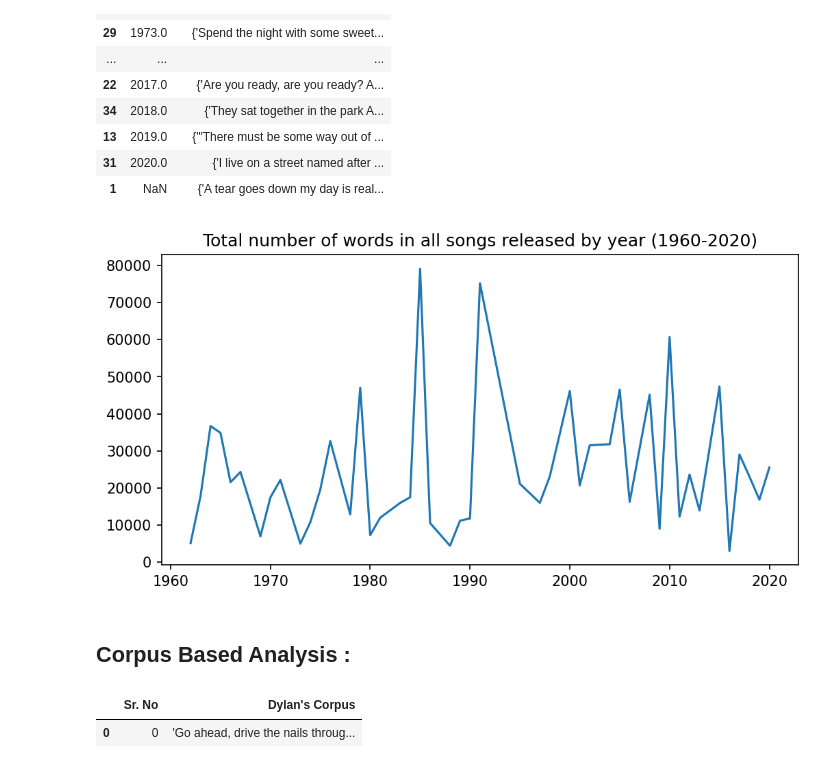
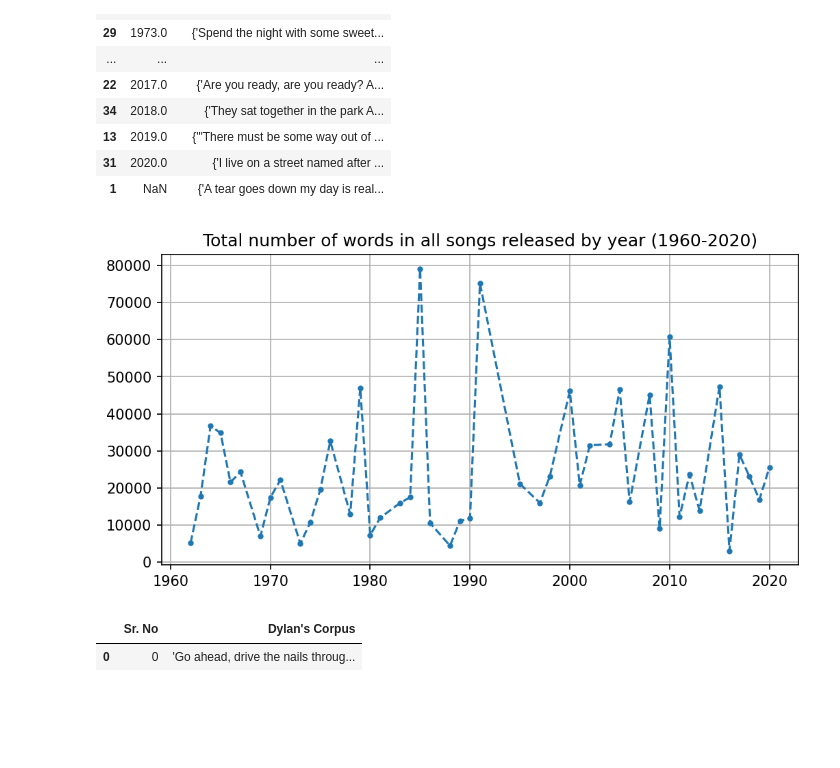
Before and after one commit to jatanjay/Song-and-Dance-Man-, a Jupyter notebook: SongandDanceMan.ipynb, the cells around one changed output. Cells and saved outputs as stored; diff of their text form; code cells hidden in the pictures; blank space fills up the shorter version.

```diff
--- a/SongandDanceMan.ipynb
+++ b/SongandDanceMan.ipynb
@@ -129,16 +129,15 @@ by_years
 # %%
 def lby_year(by_year):
     wrd_l = [len(song) for song in by_year['lyrics']]
     years = [year for year in by_year['year']]
     clubbed = pd.Series(wrd_l,years)
     return clubbed
 word_length = lby_year(by_years)
 
 def plt_wrd(word_length):
     plt.title("Total number of words in all songs released by year (1960-2020)")
-    plt.plot(word_length)
+    plt.plot(word_length,"--.")
+plt.grid('on')
 plt_wrd(word_length)
 # %% [output]
-[figure, old version]
+[figure, new version]
-# %% [markdown]
-## Corpus Based Analysis :
```
Also changed, not shown: parts of 25 cells of this notebook.
